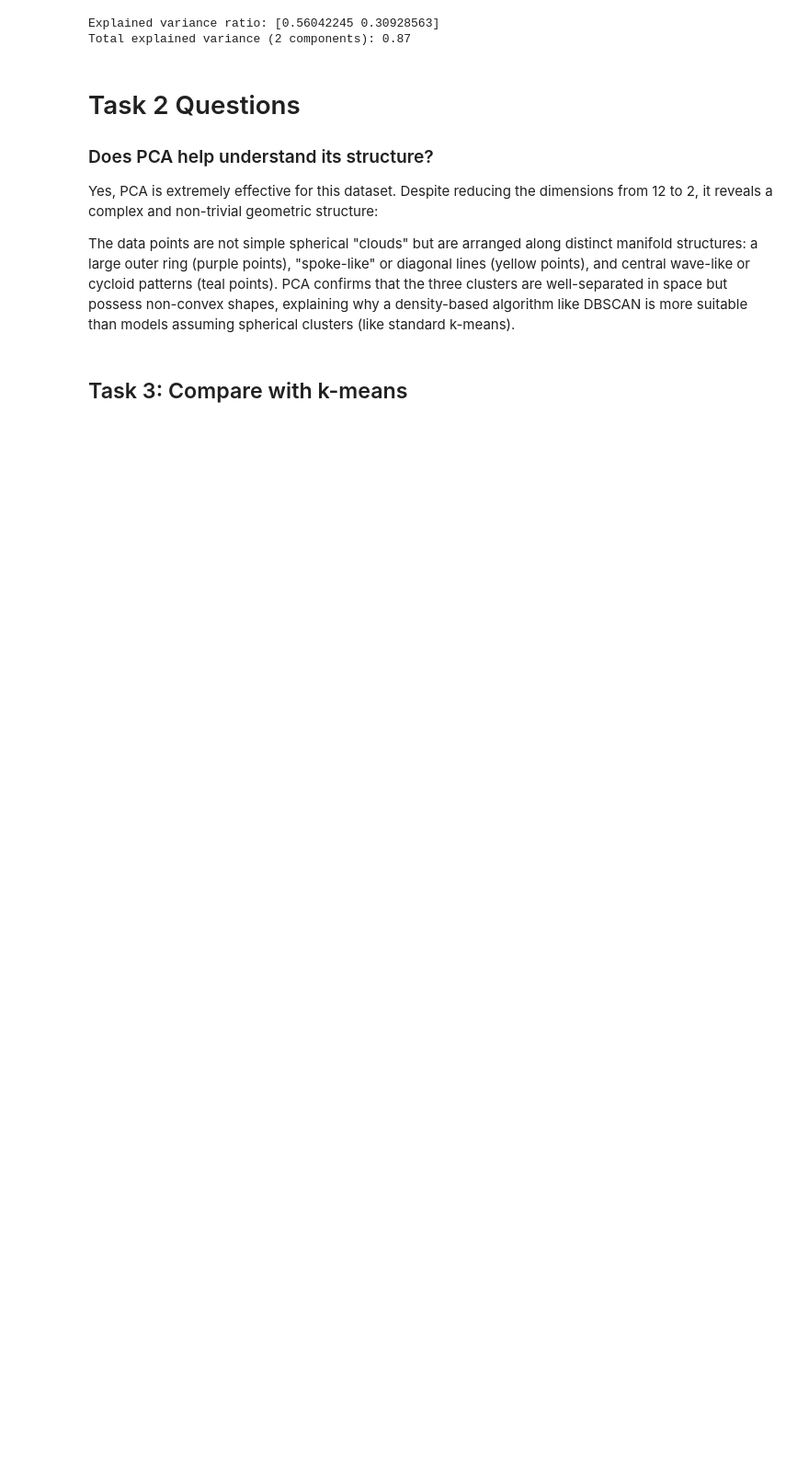
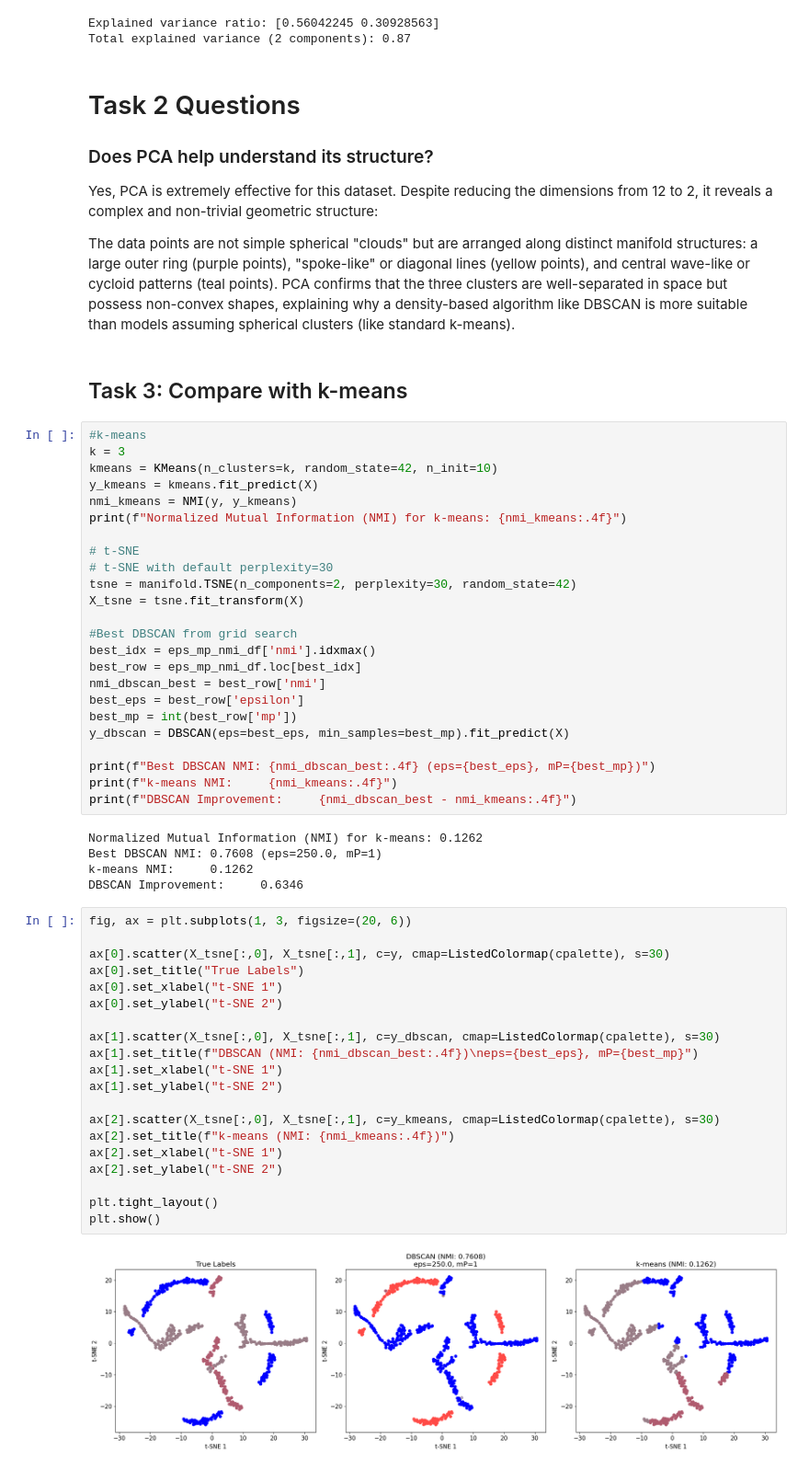
Before and after one commit to NicolaLavarda/LCP_modB, a Jupyter notebook: Data_visualization_clustering/group2601_exercise4.ipynb, the cells around one changed output. Shown at 92% size. Saved outputs shown, nothing was run; the diff lists cells and outputs as text; blank space fills up the shorter version.

```diff
--- a/Data_visualization_clustering/group2601_exercise4.ipynb
+++ b/Data_visualization_clustering/group2601_exercise4.ipynb
@@ -199,6 +207,57 @@ The data points are not simple spherical "clouds" but are arranged along distinc
 PCA confirms that the three clusters are well-separated in space but possess non-convex shapes, explaining why a density-based algorithm like DBSCAN is more suitable than models assuming spherical clusters (like standard k-means).
 # %% [markdown]
 ## Task 3: Compare with k-means
+# %%
+#k-means
+k = 3
+kmeans = KMeans(n_clusters=k, random_state=42, n_init=10)
+y_kmeans = kmeans.fit_predict(X)
+nmi_kmeans = NMI(y, y_kmeans)
+print(f"Normalized Mutual Information (NMI) for k-means: {nmi_kmeans:.4f}")
+
+# t-SNE
+# t-SNE with default perplexity=30
+tsne = manifold.TSNE(n_components=2, perplexity=30, random_state=42)
+X_tsne = tsne.fit_transform(X)
+
+#Best DBSCAN from grid search
+best_idx = eps_mp_nmi_df['nmi'].idxmax()
+best_row = eps_mp_nmi_df.loc[best_idx]
+nmi_dbscan_best = best_row['nmi']
+best_eps = best_row['epsilon']
+best_mp = int(best_row['mp'])
+y_dbscan = DBSCAN(eps=best_eps, min_samples=best_mp).fit_predict(X)
+
+print(f"Best DBSCAN NMI: {nmi_dbscan_best:.4f} (eps={best_eps}, mP={best_mp})")
+print(f"k-means NMI:     {nmi_kmeans:.4f}")
+print(f"DBSCAN Improvement:     {nmi_dbscan_best - nmi_kmeans:.4f}")
+# %% [output]
+Normalized Mutual Information (NMI) for k-means: 0.1262
+Best DBSCAN NMI: 0.7608 (eps=250.0, mP=1)
+k-means NMI:     0.1262
+DBSCAN Improvement:     0.6346
+# %%
+fig, ax = plt.subplots(1, 3, figsize=(20, 6))
+
+ax[0].scatter(X_tsne[:,0], X_tsne[:,1], c=y, cmap=ListedColormap(cpalette), s=30)
+ax[0].set_title("True Labels")
+ax[0].set_xlabel("t-SNE 1")
+ax[0].set_ylabel("t-SNE 2")
+
+ax[1].scatter(X_tsne[:,0], X_tsne[:,1], c=y_dbscan, cmap=ListedColormap(cpalette), s=30)
+ax[1].set_title(f"DBSCAN (NMI: {nmi_dbscan_best:.4f})\neps={best_eps}, mP={best_mp}")
+ax[1].set_xlabel("t-SNE 1")
+ax[1].set_ylabel("t-SNE 2")
+
+ax[2].scatter(X_tsne[:,0], X_tsne[:,1], c=y_kmeans, cmap=ListedColormap(cpalette), s=30)
+ax[2].set_title(f"k-means (NMI: {nmi_kmeans:.4f})")
+ax[2].set_xlabel("t-SNE 1")
+ax[2].set_ylabel("t-SNE 2")
+
+plt.tight_layout()
+plt.show()
+# %% [output]
+[figure, added]
 # %% [markdown]
 # Task 3 Questions
 
```
Also changed, not shown: parts of 3 cells of this notebook.
